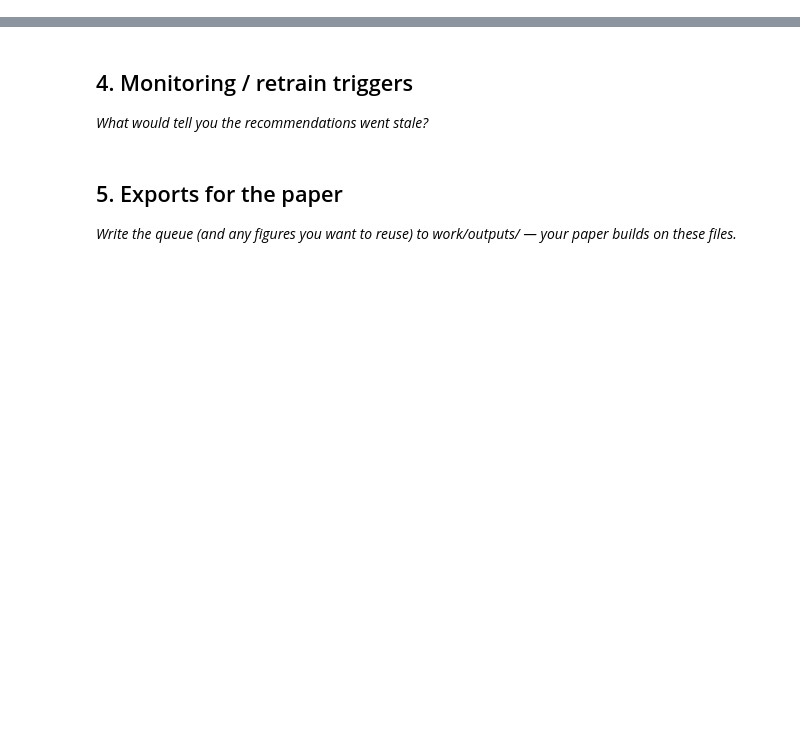
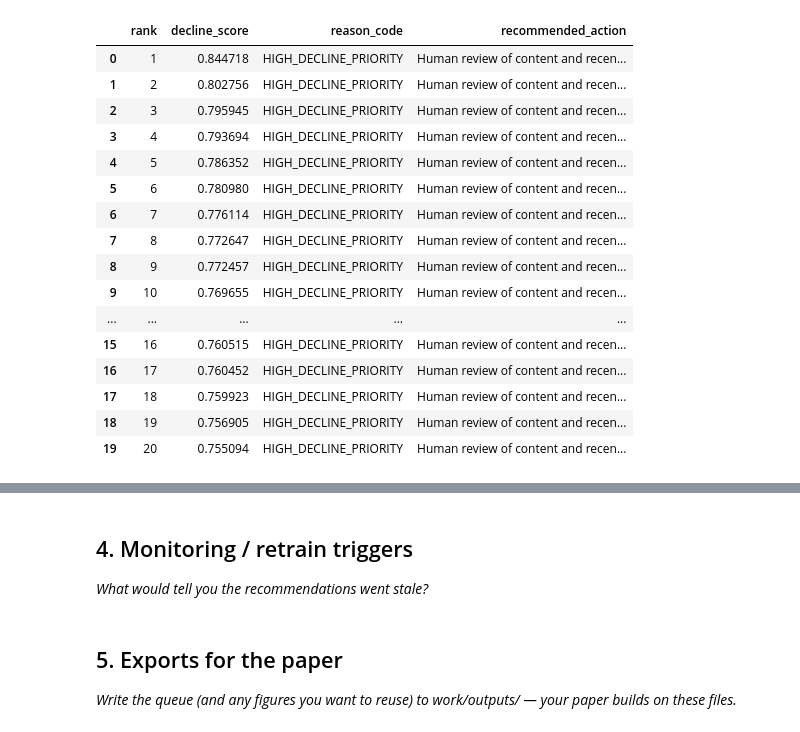
Before and after one commit to nomanamir20/flyrank-ml-internship, a Jupyter notebook: work/notebooks/w07_action_playbook.ipynb, the cells around one changed output, grey strips where cells are left out. Saved outputs shown, nothing was run; the diff lists cells and outputs as text; code cells hidden in the pictures; blank space fills up the shorter version.

```diff
--- a/work/notebooks/w07_action_playbook.ipynb
+++ b/work/notebooks/w07_action_playbook.ipynb
@@ -71,0 +375,72 @@ df is not defined. Cannot display columns.
+# %%
+# ---------------------------------------------------------
+# Build the ranked content action queue
+# ---------------------------------------------------------
+
+ranked_queue = X_group_valid.copy()
+
+ranked_queue = ranked_queue.reset_index()
+
+ranked_queue["decline_score"] = grouped_scores
+ranked_queue["observed_decline_label"] = (
+    y_group_valid.reset_index(drop=True)
+)
+
+# Rank highest model score first
+ranked_queue = ranked_queue.sort_values(
+    "decline_score",
+    ascending=False
+).reset_index(drop=True)
+
+ranked_queue["rank"] = (
+    np.arange(len(ranked_queue)) + 1
+)
+
+
+# ---------------------------------------------------------
+# Assign practical priority bands
+# ---------------------------------------------------------
+
+def assign_priority(rank):
+    if rank <= 20:
+        return "HIGH_DECLINE_PRIORITY"
+    elif rank <= 100:
+        return "MEDIUM_DECLINE_PRIORITY"
+    else:
+        return "LOW_DECLINE_PRIORITY"
+
+
+ranked_queue["reason_code"] = (
+    ranked_queue["rank"]
+    .apply(assign_priority)
+)
+
+
+# ---------------------------------------------------------
+# Human-readable recommended action
+# ---------------------------------------------------------
+
+ranked_queue["recommended_action"] = (
+    "Human review of content and recent performance context"
+)
+
+
+# ---------------------------------------------------------
+# Display the first 20 candidates
+# ---------------------------------------------------------
+
+display_columns = [
+    "rank",
+    "decline_score",
+    "reason_code",
+    "recommended_action"
+]
+
+print("Top 20 ranked candidates:")
+
+display(
+    ranked_queue[display_columns].head(20)
+)
+
+print("\nTotal ranked candidates:", len(ranked_queue))
+# %% [output]
@@ -71,0 +448,17 @@ df is not defined. Cannot display columns.
+|  | rank | decline_score | reason_code | recommended_action |
+| 0 | 1 | 0.844718 | HIGH_DECLINE_PRIORITY | Human review of content and recen... |
+| 1 | 2 | 0.802756 | HIGH_DECLINE_PRIORITY | Human review of content and recen... |
+| 2 | 3 | 0.795945 | HIGH_DECLINE_PRIORITY | Human review of content and recen... |
+| 3 | 4 | 0.793694 | HIGH_DECLINE_PRIORITY | Human review of content and recen... |
+| 4 | 5 | 0.786352 | HIGH_DECLINE_PRIORITY | Human review of content and recen... |
+| 5 | 6 | 0.780980 | HIGH_DECLINE_PRIORITY | Human review of content and recen... |
+| 6 | 7 | 0.776114 | HIGH_DECLINE_PRIORITY | Human review of content and recen... |
+| 7 | 8 | 0.772647 | HIGH_DECLINE_PRIORITY | Human review of content and recen... |
+| 8 | 9 | 0.772457 | HIGH_DECLINE_PRIORITY | Human review of content and recen... |
+| 9 | 10 | 0.769655 | HIGH_DECLINE_PRIORITY | Human review of content and recen... |
+| ... | ... | ... | ... | ... |
+| 15 | 16 | 0.760515 | HIGH_DECLINE_PRIORITY | Human review of content and recen... |
+| 16 | 17 | 0.760452 | HIGH_DECLINE_PRIORITY | Human review of content and recen... |
+| 17 | 18 | 0.759923 | HIGH_DECLINE_PRIORITY | Human review of content and recen... |
+| 18 | 19 | 0.756905 | HIGH_DECLINE_PRIORITY | Human review of content and recen... |
+| 19 | 20 | 0.755094 | HIGH_DECLINE_PRIORITY | Human review of content and recen... |
```
Also changed, not shown: parts of 13 cells of this notebook.
